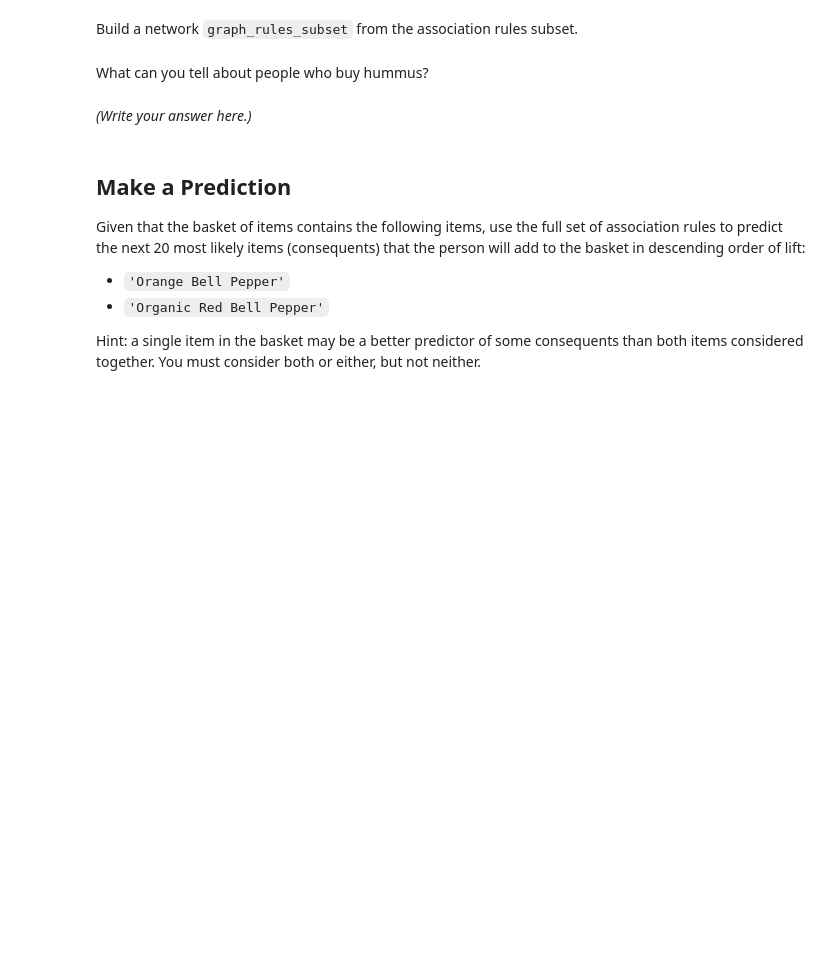
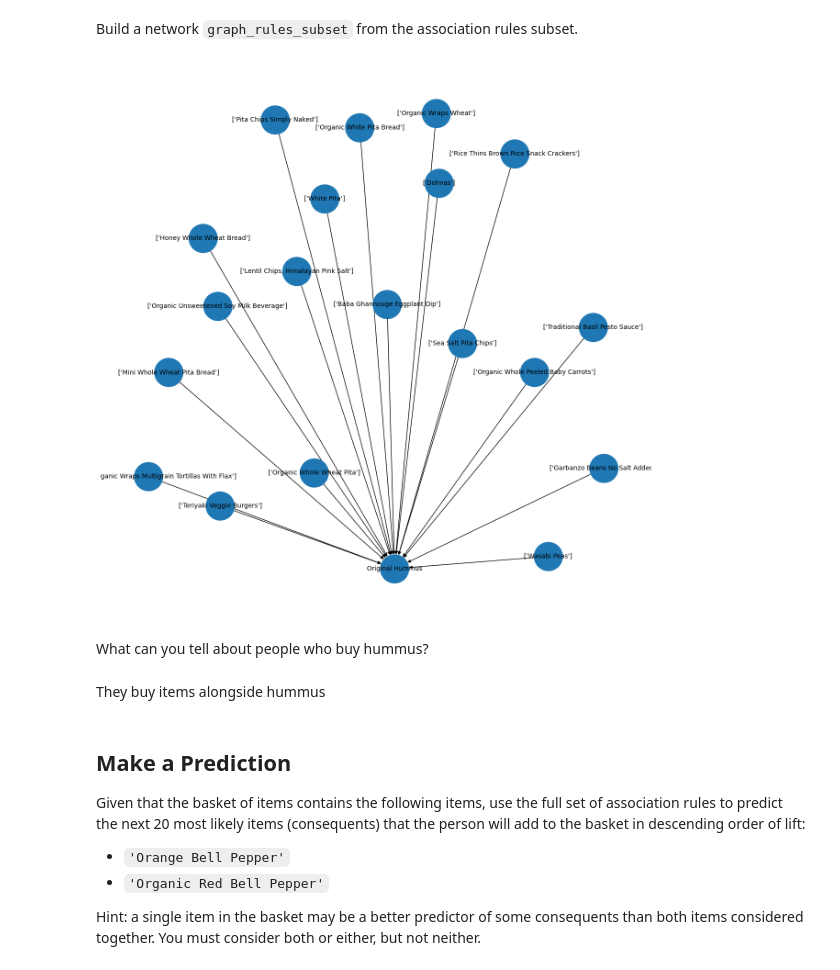
Before and after one commit to SHasan59/2024-DS-Tue, a Jupyter notebook: Week-05-Unsupervised-Learning/Exercise-SH.ipynb, the cells around one changed output. Saved outputs shown, nothing was run; the diff lists cells and outputs as text; code cells hidden in the pictures; blank space fills up the shorter version.

```diff
--- a/Week-05-Unsupervised-Learning/Exercise-SH.ipynb
+++ b/Week-05-Unsupervised-Learning/Exercise-SH.ipynb
@@ -132,0 +129,16 @@ df_rules_subset = # Something goes here. You can repeat this for as many steps a
+# %%
+# Define df_rules_subset.
+df_rules_subset = df_rules
+condition1 = df_rules_subset['antecedent_items'].str.len() == 1
+df_rules_subset = df_rules_subset[condition1]
+condition2 = df_rules_subset['lift'] <= 20
+df_rules_subset = df_rules_subset[condition2]
+condition3 = df_rules_subset['lift'] >= 5
+df_rules_subset = df_rules_subset[condition3]
+condition4 = df_rules_subset['consequent_item'].str.contains('Hummus') != 0
+df_rules_subset = df_rules_subset[condition4]
+df_rules_subset['antecedent_items'] = df_rules_subset['antecedent_items'].astype(str)
+condition5 = df_rules_subset['antecedent_items'].str.contains('Hummus') == 0
+df_rules_subset = df_rules_subset[condition5]
+
+df_rules_subset
@@ -135,16 +165,19 @@ Build a network `graph_rules_subset` from the association rules subset.
 # %%
 # Define graph_rules_subset, add the graph’s edges, and plot it. You may need a large figure size, smaller node size, and smaller font size.
 
 graph_rules_subset = nx.MultiDiGraph()
 graph_rules_subset.add_edges_from(
-    # Something goes here.
+    zip(df_rules_subset['antecedent_items'], df_rules_subset['consequent_item'])
 )
-
-# Then render the graph.
+plt.figure(figsize=(12, 12))
+nx.draw(graph_rules_subset, with_labels=True, node_size=2000, font_size=10)
+plt.show()
+# %% [output]
+[figure, added]
 # %% [markdown]
 What can you tell about people who buy hummus?
-# %% [markdown]
-*(Write your answer here.)*
+# %% [markdown]
+They buy items alongside hummus
 # %% [markdown]
 ## Make a Prediction
 
```
Also changed, not shown: parts of 3 cells of this notebook.
